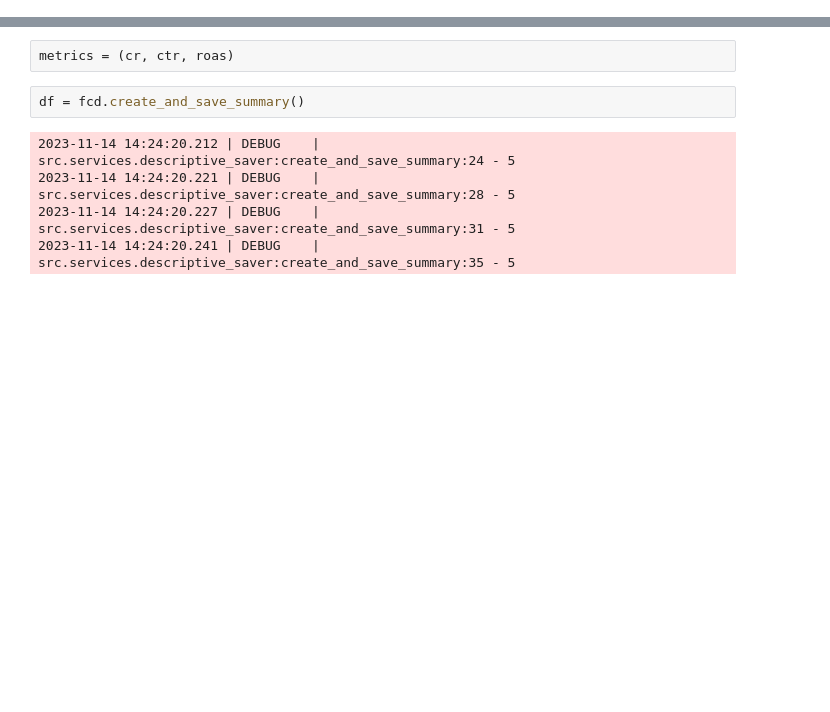
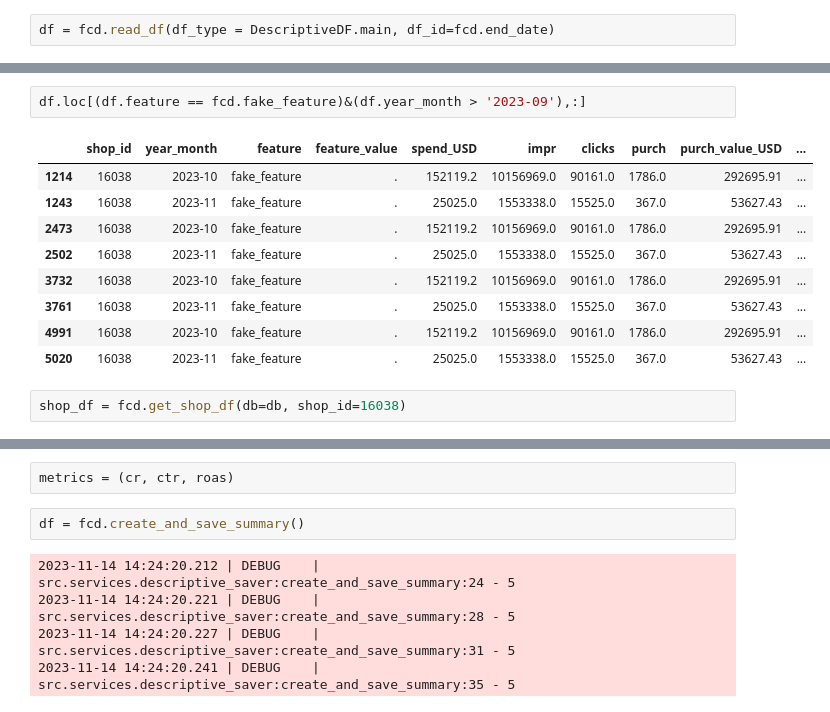
Before and after one commit to Katja-Lebesgue/premium_dashboard, a Jupyter notebook: play/facebook_creative_descriptive.ipynb, the cells around one changed output, grey strips where cells are left out. Drawn from its saved outputs; the diff is of its cells as text; blank space fills up the shorter version.

```diff
--- a/play/facebook_creative_descriptive.ipynb
+++ b/play/facebook_creative_descriptive.ipynb
@@ -23,0 +55,2 @@ shop_id = 2445081
+# %%
+df = fcd.read_df(df_type = DescriptiveDF.main, df_id=fcd.end_date)
@@ -23,0 +60,14 @@ shop_id = 2445081
+# %%
+df.loc[(df.feature == fcd.fake_feature)&(df.year_month > '2023-09'),:]
+# %% [output]
+|  | shop_id | year_month | feature | feature_value | spend_USD | impr | clicks | purch | purch_value_USD | ... |
+| 1214 | 16038 | 2023-10 | fake_feature | . | 152119.2 | 10156969.0 | 90161.0 | 1786.0 | 292695.91 | ... |
+| 1243 | 16038 | 2023-11 | fake_feature | . | 25025.0 | 1553338.0 | 15525.0 | 367.0 | 53627.43 | ... |
+| 2473 | 16038 | 2023-10 | fake_feature | . | 152119.2 | 10156969.0 | 90161.0 | 1786.0 | 292695.91 | ... |
+| 2502 | 16038 | 2023-11 | fake_feature | . | 25025.0 | 1553338.0 | 15525.0 | 367.0 | 53627.43 | ... |
+| 3732 | 16038 | 2023-10 | fake_feature | . | 152119.2 | 10156969.0 | 90161.0 | 1786.0 | 292695.91 | ... |
+| 3761 | 16038 | 2023-11 | fake_feature | . | 25025.0 | 1553338.0 | 15525.0 | 367.0 | 53627.43 | ... |
+| 4991 | 16038 | 2023-10 | fake_feature | . | 152119.2 | 10156969.0 | 90161.0 | 1786.0 | 292695.91 | ... |
+| 5020 | 16038 | 2023-11 | fake_feature | . | 25025.0 | 1553338.0 | 15525.0 | 367.0 | 53627.43 | ... |
+# %%
+shop_df = fcd.get_shop_df(db=db, shop_id=16038)
```
Also changed, not shown: parts of 18 cells of this notebook, 27 other files.
